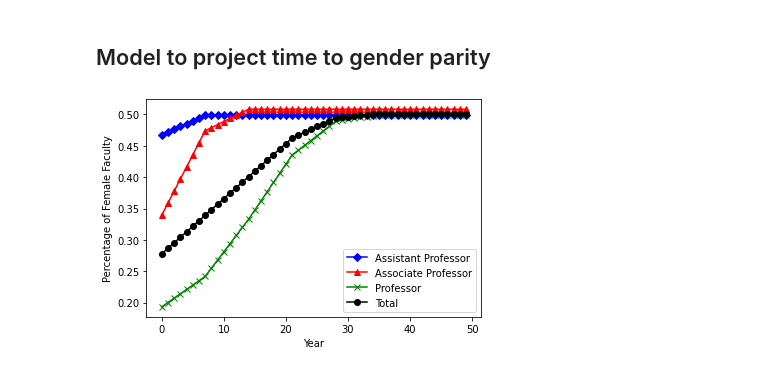
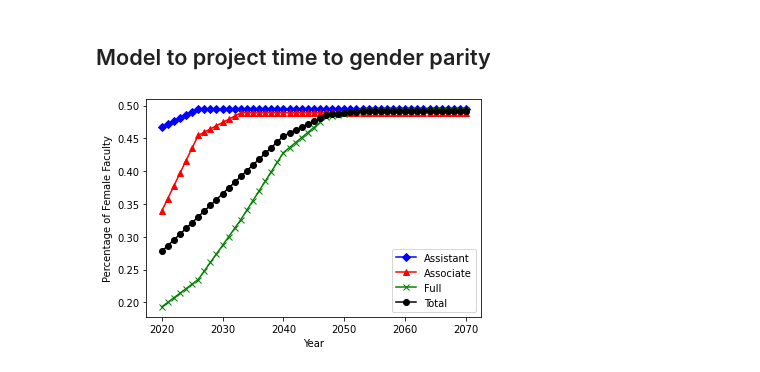
Before and after one commit to lfreese/female_geosci, a Jupyter notebook: data_analysis.ipynb, the cells around one changed output. Saved outputs shown, nothing was run; the diff lists cells and outputs as text; code cells hidden in the pictures.

Commit message:
Final updates to the model for gender parity

```diff
--- a/data_analysis.ipynb
+++ b/data_analysis.ipynb
@@ -277,13 +177,0 @@ projected_asst_current = numwomen_asst_current/assistant_pool
-# %%
-# plot time to gender parity
-
-plt.plot(years, projected_asst_bestcase,'bD-', label='Assistant Professor')
-plt.plot(years, projected_assoc_bestcase,'r^-', label='Associate Professor')
-plt.plot(years, projected_full_bestcase,'gx-', label = 'Professor')
-plt.plot(years, projected_total_bestcase,'ko-', label = 'Total')
-plt.legend();
-#plt.grid()
-plt.xlabel('Year');
-plt.ylabel('Percentage of Female Faculty');
-# %% [output]
-[figure, removed]
@@ -289,0 +263,15 @@ plt.ylabel('Percentage of Female Faculty');
+# %%
+projection_df = hiring_model(start_year = 2020, end_year = 2071, assistant_pool = 505, associate_pool = 466, full_pool = 1471,
+                 num_female_assist = 236, num_female_assoc = 158, num_female_full = 284,
+                 career_length = 35, promotion1 = 7, promotion2 = 7, flux = 70, hiring_ratio = .5)
+# %%
+marker = ['D','^','x','o']
+color = ['b','r','g','k']
+
+for i, lev in enumerate(['assistant','associate','full', 'total']):
+  plt.plot(projection_df[f'projected {lev} 0.5'],marker = marker[i], color = color[i], label = lev.capitalize())
+  plt.legend()
+plt.xlabel('Year');
+plt.ylabel('Percentage of Female Faculty');
+# %% [output]
+[figure, added]
```
Also changed, not shown: parts of 3 cells of this notebook.
